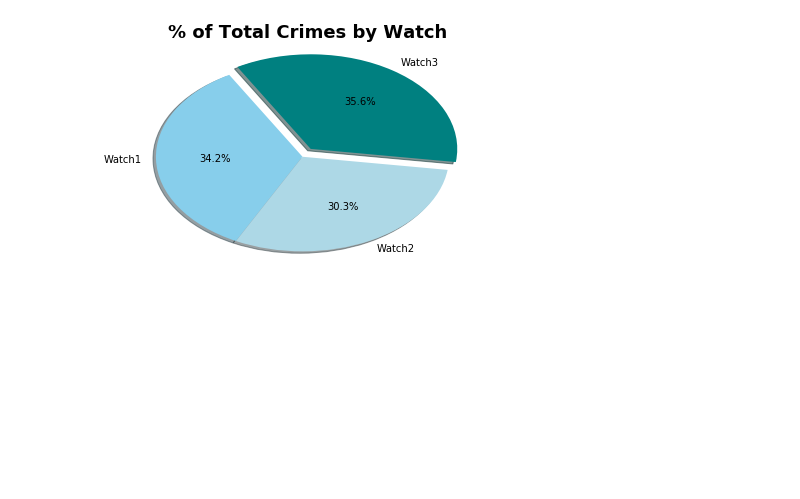
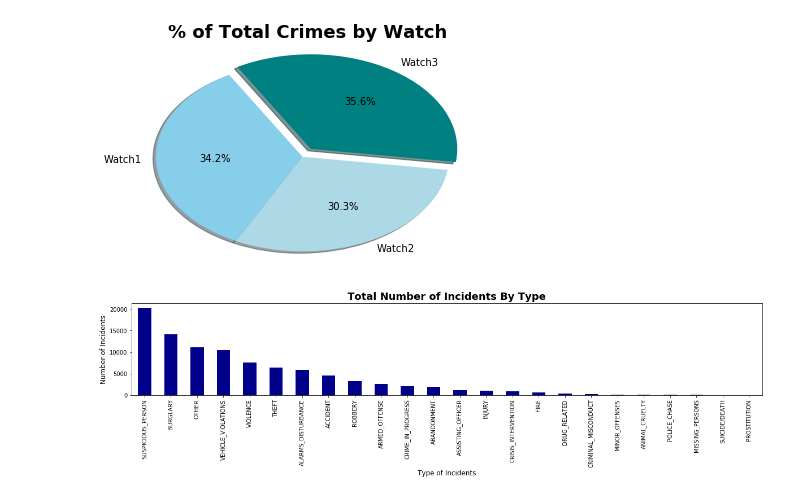
Before and after one commit to benjaminpodell/Project_1, a Jupyter notebook: groupb_beta.ipynb, the cells around one changed output. Cells and saved outputs as stored; diff of their text form; code cells hidden in the pictures; blank space fills up the shorter version.

Commit message:
added 2 of 3 visualizations

```diff
--- a/groupb_beta.ipynb
+++ b/groupb_beta.ipynb
@@ -275,3 +264,12 @@ plt.axis('auto')
 plt.show()
 # %% [output]
 [figure]
+# %%
+calls.plot(kind="bar", facecolor='darkblue')
+plt.title("Total Number of Incidents By Type", fontsize=18, fontweight='bold')
+plt.ylabel("Number of Incidents", fontsize=12)
+plt.xlabel("Type of Incidents", fontsize=12)
+plt.rcParams["figure.figsize"] = (20,3)
+plt.show()
+# %% [output]
+[figure, added]
```
Also changed, not shown: parts of 4 cells of this notebook.
